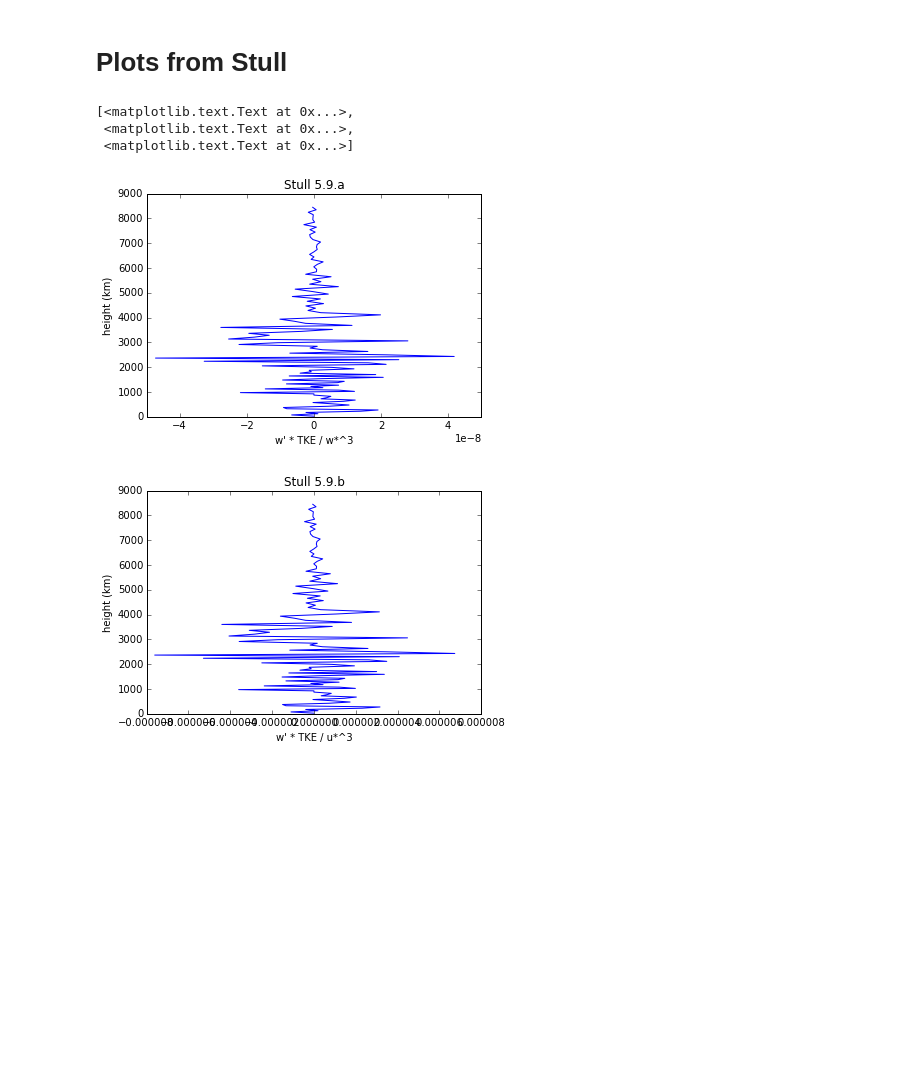
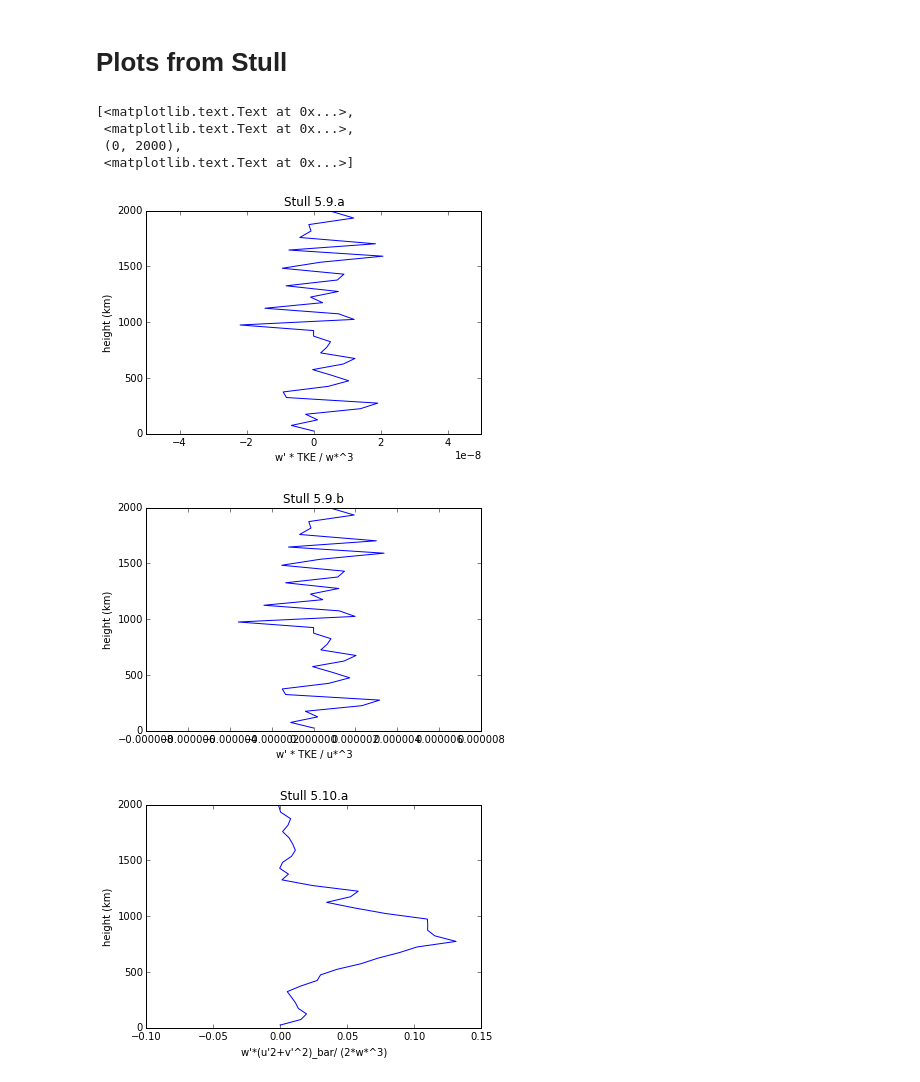
Before and after one commit to Wes-Skeeter/atsc500, a Jupyter notebook: notebooks/ws_lec9.ipynb, the cells around one changed output. Saved outputs shown, nothing was run; the diff lists cells and outputs as text; code cells hidden in the pictures; blank space fills up the shorter version.

```diff
--- a/notebooks/ws_lec9.ipynb
+++ b/notebooks/ws_lec9.ipynb
@@ -36,6 +36,7 @@ with Dataset('tropical_subset.nc','r') as nc_in:
     Y=nc_in.variables['y'][...]
     pres=nc_in.variables['p'][...]
     pres=pres*100.  #convert to Pa
+    PP=nc_in.variables['PP'][0,...]
     T=nc_in.variables['TABS'][0,...]
     W=nc_in.variables['W'][0,...]  #m/s
     U=nc_in.variables['U'][0,...]  #m/s
@@ -133,30 +135,49 @@ u* =  0.0716093545025
 # %%
 TKE = e[:,np.newaxis,np.newaxis]
 W_TKE = (Wpert*TKE).mean(axis=2).mean(axis=1)
 fig59a = W_TKE/(w_star**3)
 
 pl = plt.figure(1)
 ax1 = pl.add_subplot(1,1,1)
 ax1.plot(fig59a,Z)
-ax1.set(xlabel="w' * TKE / w*^3",ylabel='height (km)',title = 'Stull 5.9.a')
+ax1.set(xlabel="w' * TKE / w*^3",ylabel='height (km)',title = 'Stull 5.9.a',ylim=(0,2000))
 
 fig59b = W_TKE/(u_star**3)
 pl = plt.figure(2)
 ax1 = pl.add_subplot(1,1,1)
 ax1.plot(fig59b,Z)
-ax1.set(xlabel="w' * TKE / u*^3",ylabel='height (km)',title = 'Stull 5.9.b')
-
-fig510a =
+ax1.set(xlabel="w' * TKE / u*^3",ylabel='height (km)',title = 'Stull 5.9.b',ylim=(0,2000))
 
 
-#fig510a = (w_prime*(u_prime**2+v_prime**2)).mean(axis = 2).mean(axis = 1)/(2*wst**3)
-#fig510b = (w_prime**3).mean(axis=2).mean(axis=1)/(2*wst**3)
-#wpm = w_prime**3
-#wpm = wpm.mean()
-#fig510c = ((w_prime*(u_prime**2+v_prime**2)).mean(axis = 2).mean(axis = 1))/(wpm)
+fig510ac = (Wpert*(Upert**2+Vpert**2)).mean(axis=2).mean(axis=1)
+fig510a = fig510ac/(2*w_star**3)
+pl = plt.figure(3)
+ax1 = pl.add_subplot(1,1,1)
+ax1.plot(fig510a,Z)
+ax1.set(xlabel="w'*(u'2+v'^2)_bar/ (2*w*^3)",ylabel='height (km)',title = 'Stull 5.10.a',ylim=(0,2000))
+
+fig510b = (Wpert**3).mean(axis=2).mean(axis=1)/(2*w_star**3)
+pl = plt.figure(4)
+ax1 = pl.add_subplot(1,1,1)
+ax1.plot(fig510b,Z)
+ax1.set(xlabel="w'^3_bar / (2*w*^3)",ylabel='height (km)',title = 'Stull 5.10.b',ylim=(0,2000))
+
+fig510c = fig510ac/((Wpert**3).mean(axis=2).mean(axis=1))
+pl = plt.figure(5)
+ax1 = pl.add_subplot(1,1,1)
+ax1.plot(fig510c,Z)
+ax1.set(xlabel="w'*(u'2+v'^2)_bar / w'^3_bar",ylabel='height (km)',title = 'Stull 5.10.c',ylim=(0,2000))
+
+fig512 = ((PP**2).mean(axis=2).mean(axis=1))**.5/(p0*w_star**2)
+pl = plt.figure(6)
+ax1 = pl.add_subplot(1,1,1)
+ax1.plot(fig512,Z)
+ax1.set(xlabel="p'^2_bar/(p0*u*^2",ylabel='height (km)',title = 'Stull 5.12',ylim=(0,2000))
 # %% [output]
 [<matplotlib.text.Text at 0x...>,
  <matplotlib.text.Text at 0x...>,
+ (0, 2000),
  <matplotlib.text.Text at 0x...>]
-[figure, old version]
+[figure, new version]
-[figure, old version]
+[figure, new version]
+[figure, added]
```
Also changed, not shown: parts of 2 cells of this notebook.
